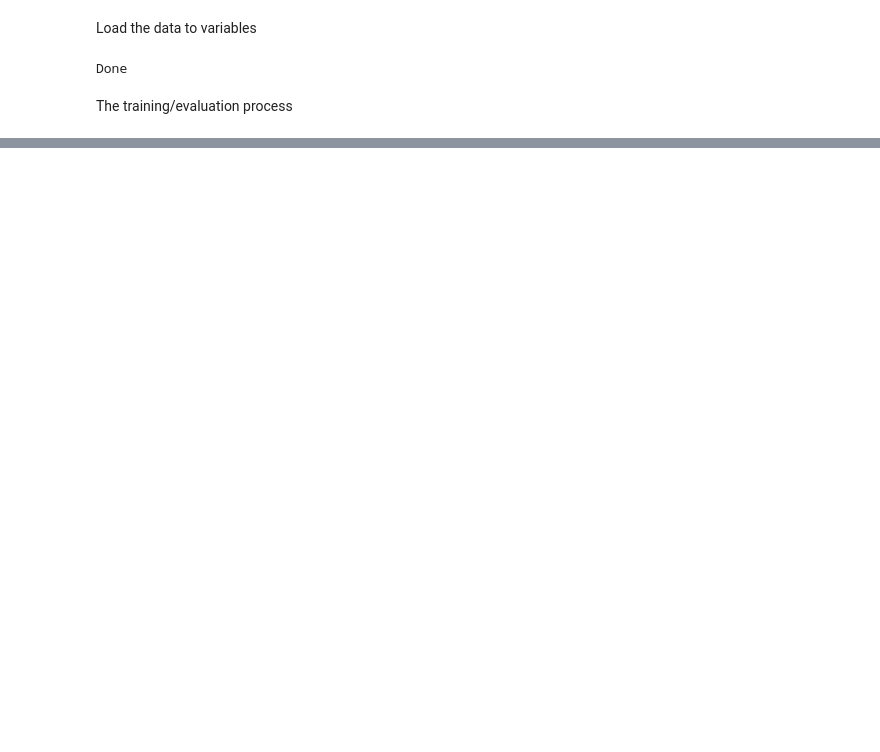
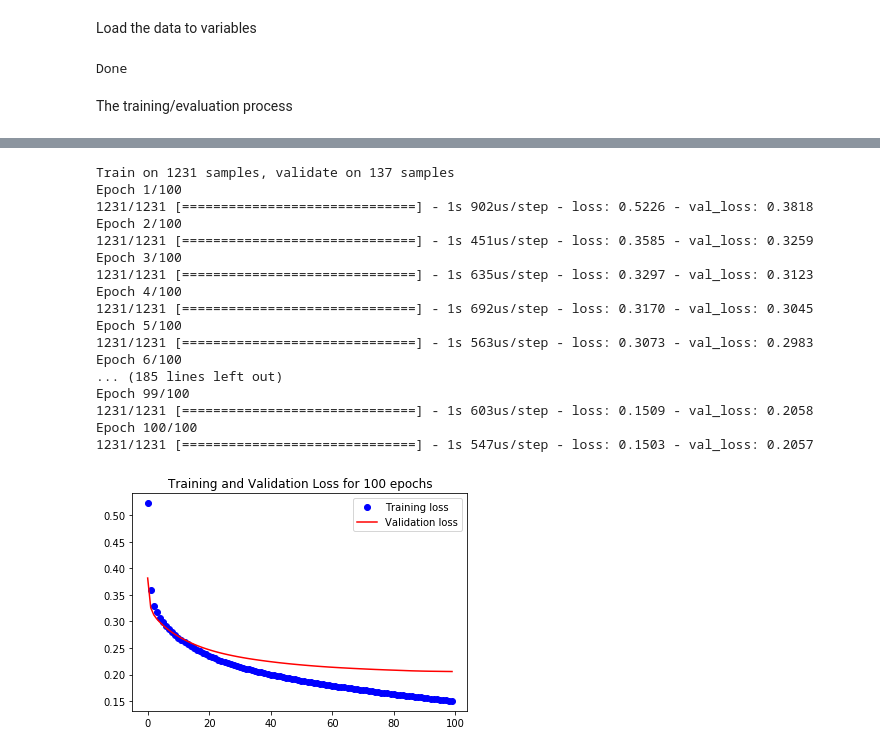
Before and after one commit to sdrogers/nnpredict, a Jupyter notebook: Code/Python/Fragment-Substructure-Family Network.ipynb, the cells around one changed output, grey strips where cells are left out. Saved outputs shown, nothing was run; the diff lists cells and outputs as text; code cells hidden in the pictures; blank space fills up the shorter version.

```diff
--- a/Code/Python/Fragment-Substructure-Family Network.ipynb
+++ b/Code/Python/Fragment-Substructure-Family Network.ipynb
@@ -1059,0 +133,26 @@ evaluate(base_stats, base_perm_scores, exp_stats, exp_perm_scores, family_names)
+# %%
+# Training network 2 (include links)
+epochs = 100
+x_train_fingerprints = mibig_fingerprints
+x_train_families = mibig_families
+
+enc2 = simplified_family_model(x_train_fingerprints.values, x_train_families.values, epochs=epochs)
+# %% [output]
+Train on 1231 samples, validate on 137 samples
+Epoch 1/100
+1231/1231 [==============================] - 1s 902us/step - loss: 0.5226 - val_loss: 0.3818
+Epoch 2/100
+1231/1231 [==============================] - 1s 451us/step - loss: 0.3585 - val_loss: 0.3259
+Epoch 3/100
+1231/1231 [==============================] - 1s 635us/step - loss: 0.3297 - val_loss: 0.3123
+Epoch 4/100
+1231/1231 [==============================] - 1s 692us/step - loss: 0.3170 - val_loss: 0.3045
+Epoch 5/100
+1231/1231 [==============================] - 1s 563us/step - loss: 0.3073 - val_loss: 0.2983
+Epoch 6/100
+... (185 lines left out)
+Epoch 99/100
+1231/1231 [==============================] - 1s 603us/step - loss: 0.1509 - val_loss: 0.2058
+Epoch 100/100
+1231/1231 [==============================] - 1s 547us/step - loss: 0.1503 - val_loss: 0.2057
+[figure, added]
```
Also changed, not shown: parts of 24 cells of this notebook, 4 other files.
